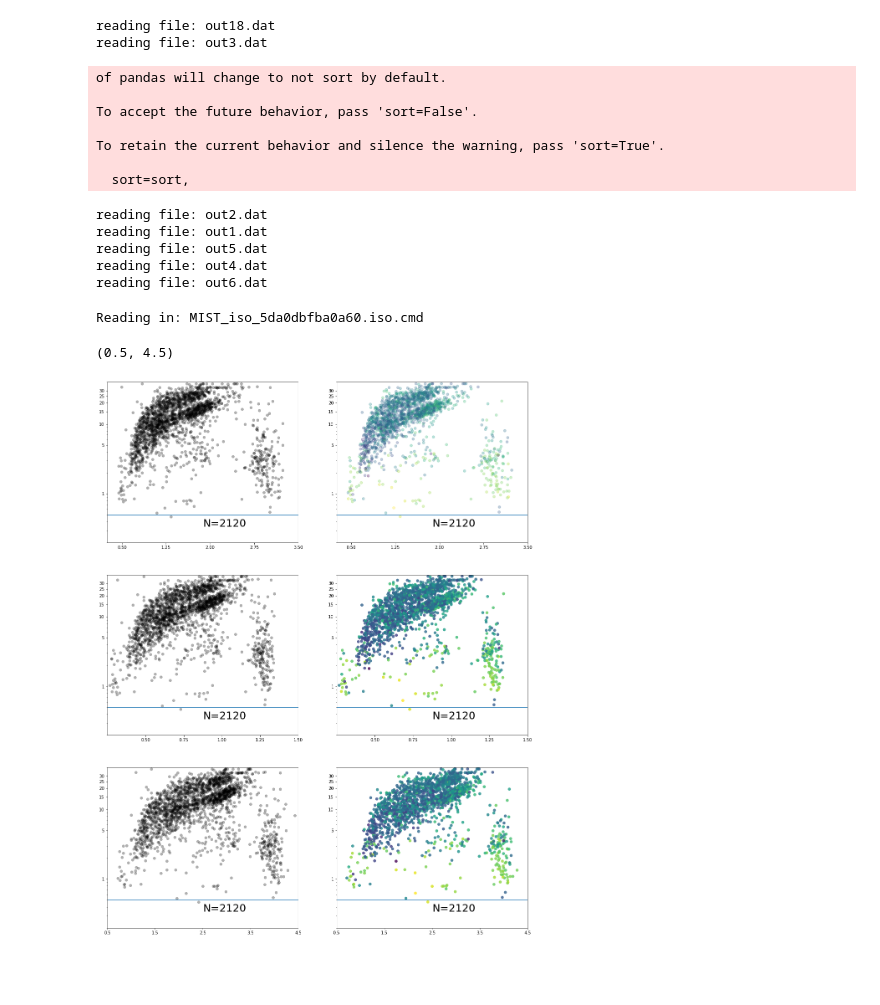
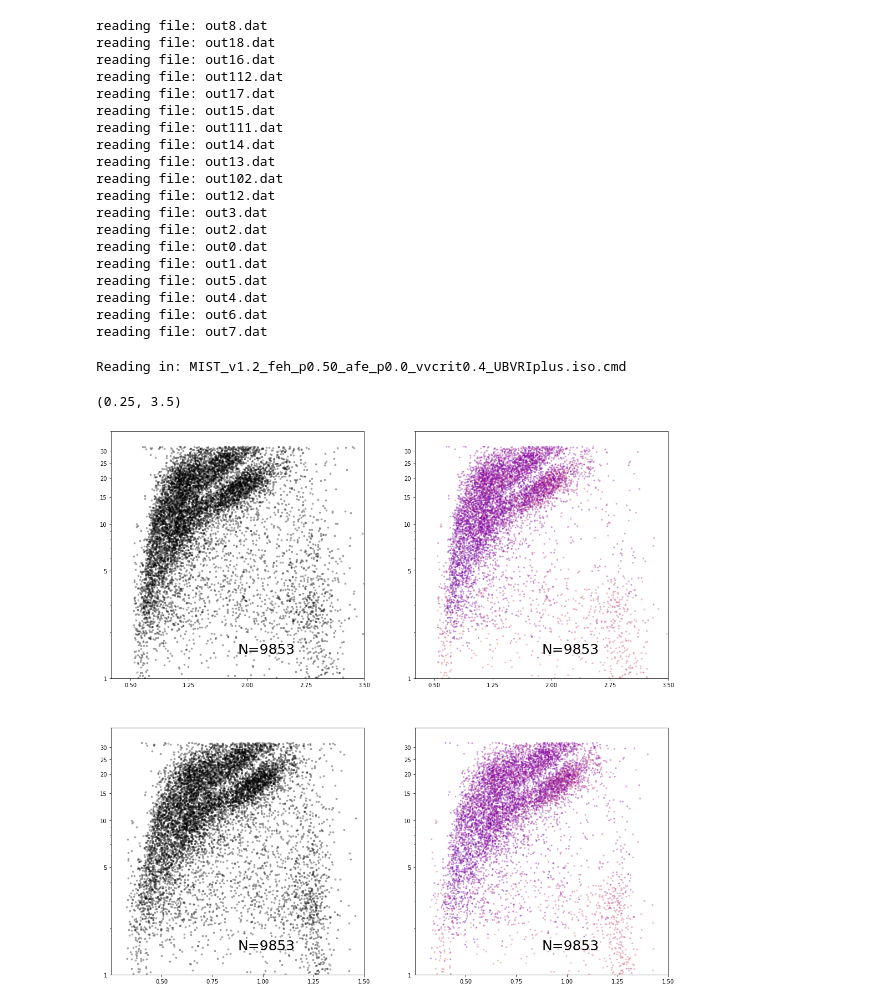
Before and after one commit to tagordon/k2rot_v2, a Jupyter notebook: analysis/reduce.ipynb, the cells around one changed output. Saved outputs shown, nothing was run; the diff lists cells and outputs as text; code cells hidden in the pictures; blank space fills up the shorter version.

```diff
--- a/analysis/reduce.ipynb
+++ b/analysis/reduce.ipynb
@@ -21,86 +22,88 @@ import os
 data = pd.DataFrame()
 for file in os.listdir('../output/txtoutput'):
     print("reading file: {0}".format(file))
-    data = data.append(pd.read_csv('../output/txtoutput/'+file, skiprows=1, delimiter='\t'))
+    if file != 'allcampaigns.txt':
+        data = data.append(pd.read_csv('../output/txtoutput/'+file, skiprows=1, delimiter='\t'))
 # %% [output]
+reading file: out8.dat
 reading file: out18.dat
+reading file: out16.dat
+reading file: out112.dat
+reading file: out17.dat
+reading file: out15.dat
+reading file: out111.dat
+reading file: out14.dat
+reading file: out13.dat
+reading file: out102.dat
+reading file: out12.dat
 reading file: out3.dat
+reading file: out2.dat
+reading file: out0.dat
+reading file: out1.dat
+reading file: out5.dat
+reading file: out4.dat
+reading file: out6.dat
+reading file: out7.dat
-of pandas will change to not sort by default.
-
-To accept the future behavior, pass 'sort=False'.
-
-To retain the current behavior and silence the warning, pass 'sort=True'.
-
-  sort=sort,
-reading file: out2.dat
-reading file: out1.dat
-reading file: out5.dat
-reading file: out4.dat
-reading file: out6.dat
 # %%
 k2dr2 = Table.read('k2_dr2_1arcsec.fits', format='fits')
 k2dr2 = k2dr2.to_pandas()
-epic = Table.read('epic.fits', format='fits')
-epic = epic.to_pandas()
 df = pd.merge(k2dr2, data, left_on='epic_number', right_on='epic')
-df = pd.merge(df, epic, left_on='epic_number', right_on='ID')
 df = df.drop_duplicates(subset='epic_number')
 # %%
 import imp
 imp.reload(analysis_utils)
 ms = analysis_utils.selectms(
     df,
-    'MIST_iso_5da0dbfba0a60.iso.cmd',
-    dist_range=(0, np.inf),
+    'MIST_v1.2_feh_p0.50_afe_p0.0_vvcrit0.4_UBVRIplus.iso.cmd',
     bp_rp_range=(0.0, 5.0),
     g_rp_range=(0.0, 5.0),
-    width=(-0.4, 0.4)
+    width=(-0.6, 0.6)
 )
 # %% [output]
-Reading in: MIST_iso_5da0dbfba0a60.iso.cmd
+Reading in: MIST_v1.2_feh_p0.50_afe_p0.0_vvcrit0.4_UBVRIplus.iso.cmd
 # %%
-good_P = ms['P_mean'] / ms['P_sd'] > 20
-good_P = good_P & (ms['P_mean'] < 38)
+good_P = ms['P_mean'] / ms['P_sd'] > 15
+good_P = good_P & (ms['P_mean'] < 32)
 #good_P = good_P & (np.abs(ms['P_r_hat'] - 1.0) < 0.1)
 good_P = good_P & ((ms['logamp_mean'] - ms['logS0_mean']) > np.log(1e-3))
 #good_P = good_P & (ms['mix_mean'] > 0.15)
 #color = ms['P_mean'] - ms['P_mode']
 #color = ms['mix_mode']
 tau1 = ms['P_mean']*np.sqrt(np.exp(ms['logQ0_mean'])**2 - 1)
 tau2 = ms['P_mean']*np.sqrt((np.exp(ms['logQ0_mean'])+ np.exp(ms['logdQ_mean']))**2 - 1)
 color = np.log(tau1 + tau2)
 
-fig, axs = pl.subplots(3, 2, figsize=(18, 24))
+fig, axs = pl.subplots(2, 2, figsize=(18, 18))
 axs[0, 0].semilogy(ms[good_P]['bp_rp'], ms[good_P]['P_mean'], 'o', color='k',
-            markeredgewidth=0.75, markeredgecolor='k', alpha=0.3)
-axs[0, 1].scatter(ms[good_P]['bp_rp'], ms[good_P]['P_mean'], c=color[good_P], alpha=0.3)
+            markeredgewidth=0.75, markeredgecolor='k', alpha=0.3, markersize=3)
+axs[0, 1].scatter(ms[good_P]['bp_rp'], ms[good_P]['P_mean'], c=color[good_P], alpha=0.3, s=5)
 axs[0, 1].set_yscale('log')
 
 axs[1, 0].semilogy(ms[good_P]['g_rp'], ms[good_P]['P_mean'], 'o', color='k',
-            markeredgewidth=0.75, markeredgecolor='k', alpha=0.3)
-axs[1, 1].scatter(ms[good_P]['g_rp'], ms[good_P]['P_mean'], c=color[good_P], alpha=0.8)
+            markeredgewidth=0.75, markeredgecolor='k', alpha=0.3, markersize=3)
+axs[1, 1].scatter(ms[good_P]['g_rp'], ms[good_P]['P_mean'], c=color[good_P], alpha=0.3, s=5)
 axs[1, 1].set_yscale('log')
 
-axs[2, 0].semilogy(ms[good_P]['phot_g_mean_mag']-ms[good_P]['Ksmag'], ms[good_P]['P_mean'], 'o', color='k',
-            markeredgewidth=0.75, markeredgecolor='k', alpha=0.3)
-axs[2, 1].scatter(ms[good_P]['phot_g_mean_mag']-ms[good_P]['Ksmag'], ms[good_P]['P_mean'], c=color[good_P], alpha=0.8)
-axs[2, 1].set_yscale('log')
+#axs[2, 0].semilogy(ms[good_P]['phot_g_mean_mag']-ms[good_P]['Ksmag'], ms[good_P]['P_mean'], 'o', color='k',
+#            markeredgewidth=0.75, markeredgecolor='k', alpha=1, markersize=2)
+#axs[2, 1].scatter(ms[good_P]['phot_g_mean_mag']-ms[good_P]['Ksmag'], ms[good_P]['P_mean'], c=color[good_P], alpha=1, s=3)
+#axs[2, 1].set_yscale('log')
 
 [ax.yaxis.set_major_formatter(pl.ScalarFormatter()) for ax in axs.flatten()]
 [ax.set_yticks([1, 5, 10, 15, 20, 25, 30]) for ax in axs.flatten()]
 [ax.set_xticks(np.linspace(0.5, 3.5, 5)) for ax in axs[0]]
 [ax.set_xticks(np.linspace(0.5, 1.5, 5)) for ax in axs[1]]
-[ax.set_xticks(np.linspace(0.5, 4.5, 5)) for ax in axs[2]]
+#[ax.set_xticks(np.linspace(0.5, 4.5, 5)) for ax in axs[2]]
 [ax.annotate('N={0}'.format(np.sum(good_P)), xy=(0.5, 0.1),
             xycoords='axes fraction', fontsize=25) for ax in axs.flatten()]
-[ax.set_ylim(0.2, 40) for ax in axs.flatten()]
-[ax.axhline(0.5) for ax in axs.flatten()]
+[ax.set_ylim(1, 40) for ax in axs.flatten()]
+#[ax.axhline(0.5) for ax in axs.flatten()]
 axs[1, 0].set_xlim(0.25, 1.5)
 axs[1, 1].set_xlim(0.25, 1.5)
 axs[0, 0].set_xlim(0.25, 3.5)
 axs[0, 1].set_xlim(0.25, 3.5)
-axs[2, 0].set_xlim(0.5, 4.5)
-axs[2, 1].set_xlim(0.5, 4.5)
+#axs[2, 0].set_xlim(0.5, 4.5)
+#axs[2, 1].set_xlim(0.5, 4.5)
 # %% [output]
-(0.5, 4.5)
+(0.25, 3.5)
-[figure, old version]
+[figure, new version]
```
Also changed, not shown: parts of 15 cells of this notebook, 19 other files.
